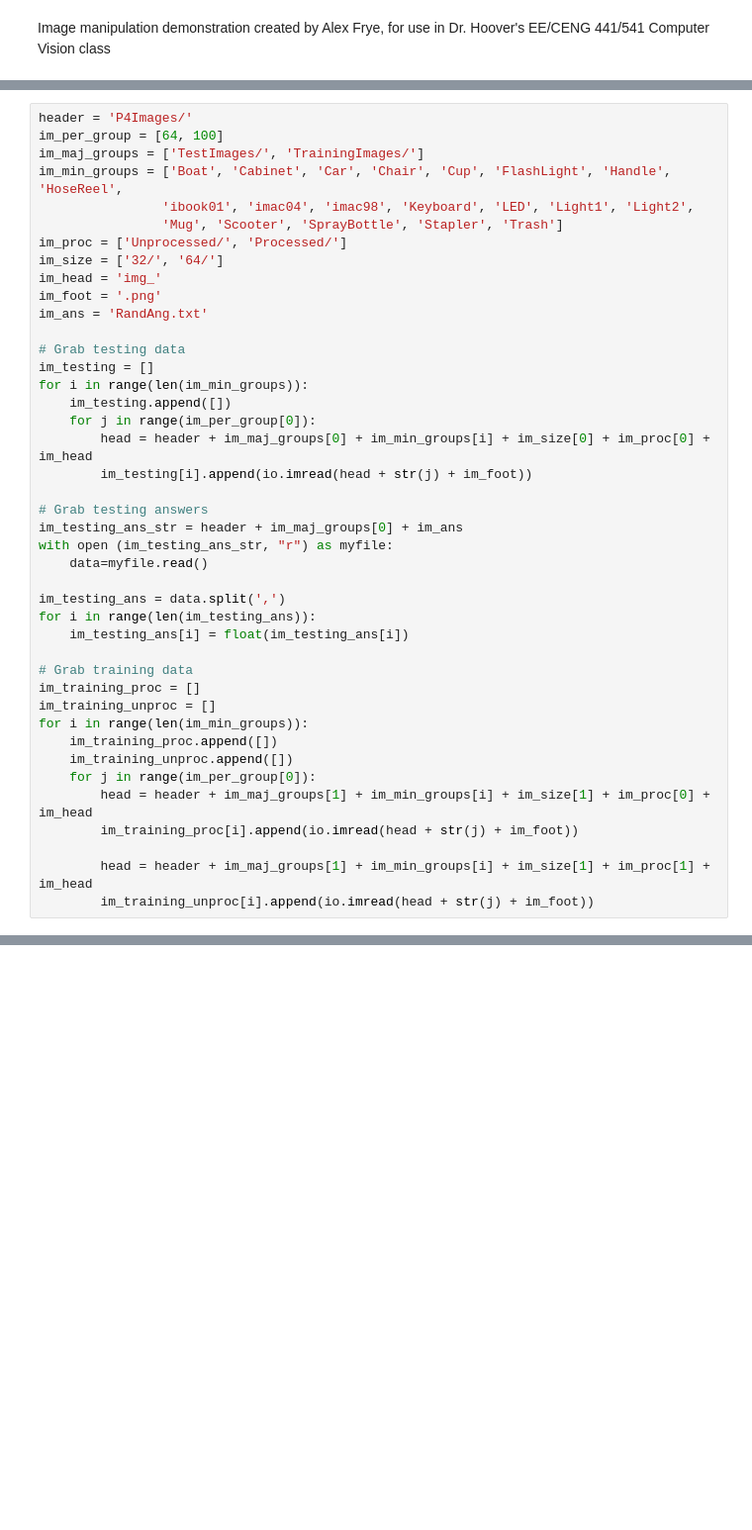
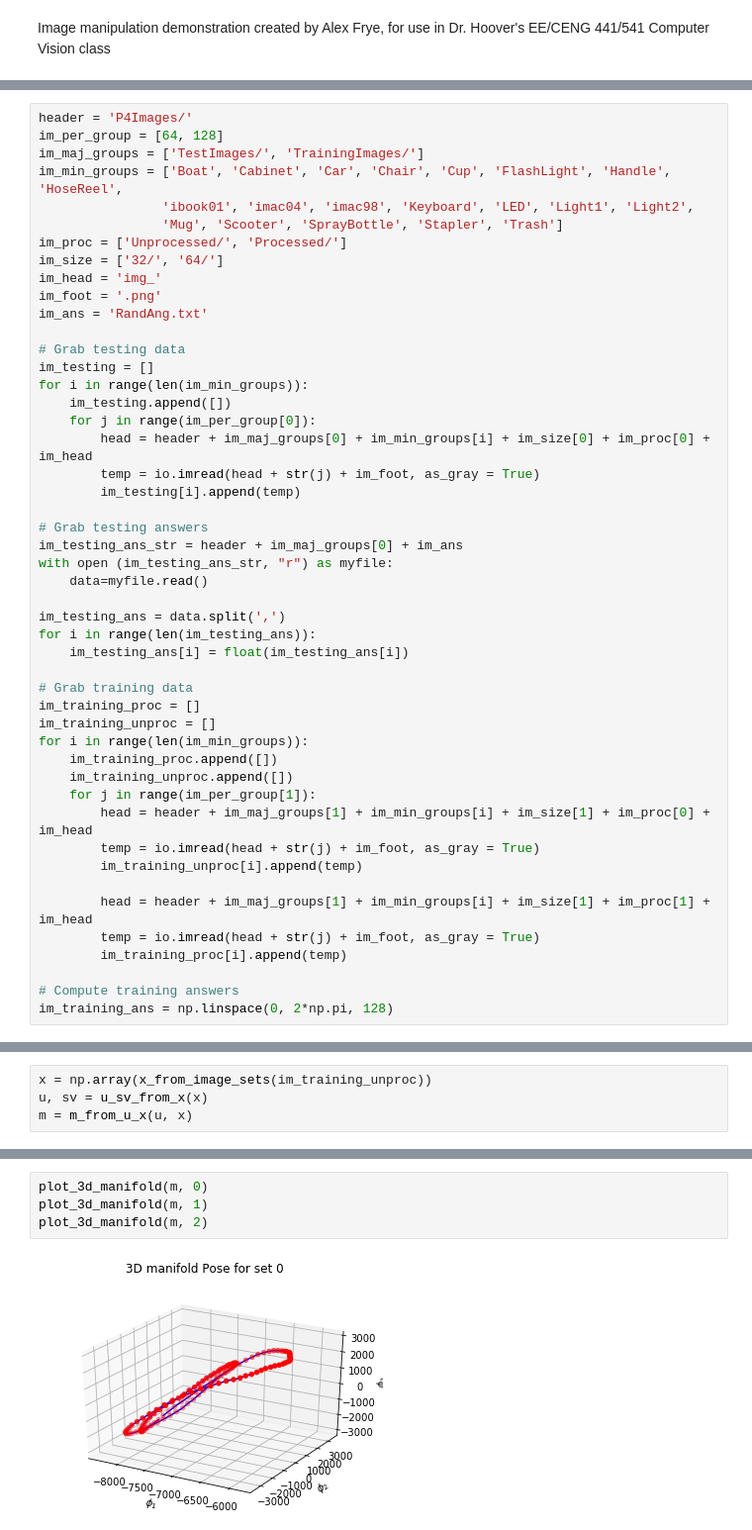
Before and after one commit to afrye51/EE541_CV, a Jupyter notebook: Lab3/Lab_3.ipynb, the cells around one changed output, grey strips where cells are left out. Shown: that part at 99% size. Saved outputs shown, nothing was run; the diff lists cells and outputs as text; blank space fills up the shorter version.

```diff
--- a/Lab3/Lab_3.ipynb
+++ b/Lab3/Lab_3.ipynb
@@ -16,7 +17,7 @@ from scipy.ndimage import gaussian_filter
 from Lab3_lib import *
 # %%
 header = 'P4Images/'
-im_per_group = [64, 100]
+im_per_group = [64, 128]
 im_maj_groups = ['TestImages/', 'TrainingImages/']
 im_min_groups = ['Boat', 'Cabinet', 'Car', 'Chair', 'Cup', 'FlashLight', 'Handle', 'HoseReel',
                 'ibook01', 'imac04', 'imac98', 'Keyboard', 'LED', 'Light1', 'Light2',
@@ -33,7 +34,8 @@ for i in range(len(im_min_groups)):
     im_testing.append([])
     for j in range(im_per_group[0]):
         head = header + im_maj_groups[0] + im_min_groups[i] + im_size[0] + im_proc[0] + im_head
-        im_testing[i].append(io.imread(head + str(j) + im_foot))
+        temp = io.imread(head + str(j) + im_foot, as_gray = True)
+        im_testing[i].append(temp)
 
 # Grab testing answers
 im_testing_ans_str = header + im_maj_groups[0] + im_ans
@@ -50,9 +52,14 @@ im_training_unproc = []
 for i in range(len(im_min_groups)):
     im_training_proc.append([])
     im_training_unproc.append([])
-    for j in range(im_per_group[0]):
+    for j in range(im_per_group[1]):
         head = header + im_maj_groups[1] + im_min_groups[i] + im_size[1] + im_proc[0] + im_head
-        im_training_proc[i].append(io.imread(head + str(j) + im_foot))
+        temp = io.imread(head + str(j) + im_foot, as_gray = True)
+        im_training_unproc[i].append(temp)
 
         head = header + im_maj_groups[1] + im_min_groups[i] + im_size[1] + im_proc[1] + im_head
-        im_training_unproc[i].append(io.imread(head + str(j) + im_foot))
+        temp = io.imread(head + str(j) + im_foot, as_gray = True)
+        im_training_proc[i].append(temp)
+
+# Compute training answers
+im_training_ans = np.linspace(0, 2*np.pi, 128)
@@ -58,0 +143,4 @@ for i in range(len(im_min_groups)):
+# %%
+x = np.array(x_from_image_sets(im_training_unproc))
+u, sv = u_sv_from_x(x)
+m = m_from_u_x(u, x)
@@ -58,0 +149,6 @@ for i in range(len(im_min_groups)):
+# %%
+plot_3d_manifold(m, 0)
+plot_3d_manifold(m, 1)
+plot_3d_manifold(m, 2)
+# %% [output]
+[figure, added]
```
Also changed, not shown: parts of 10 cells of this notebook, 1 other file.
